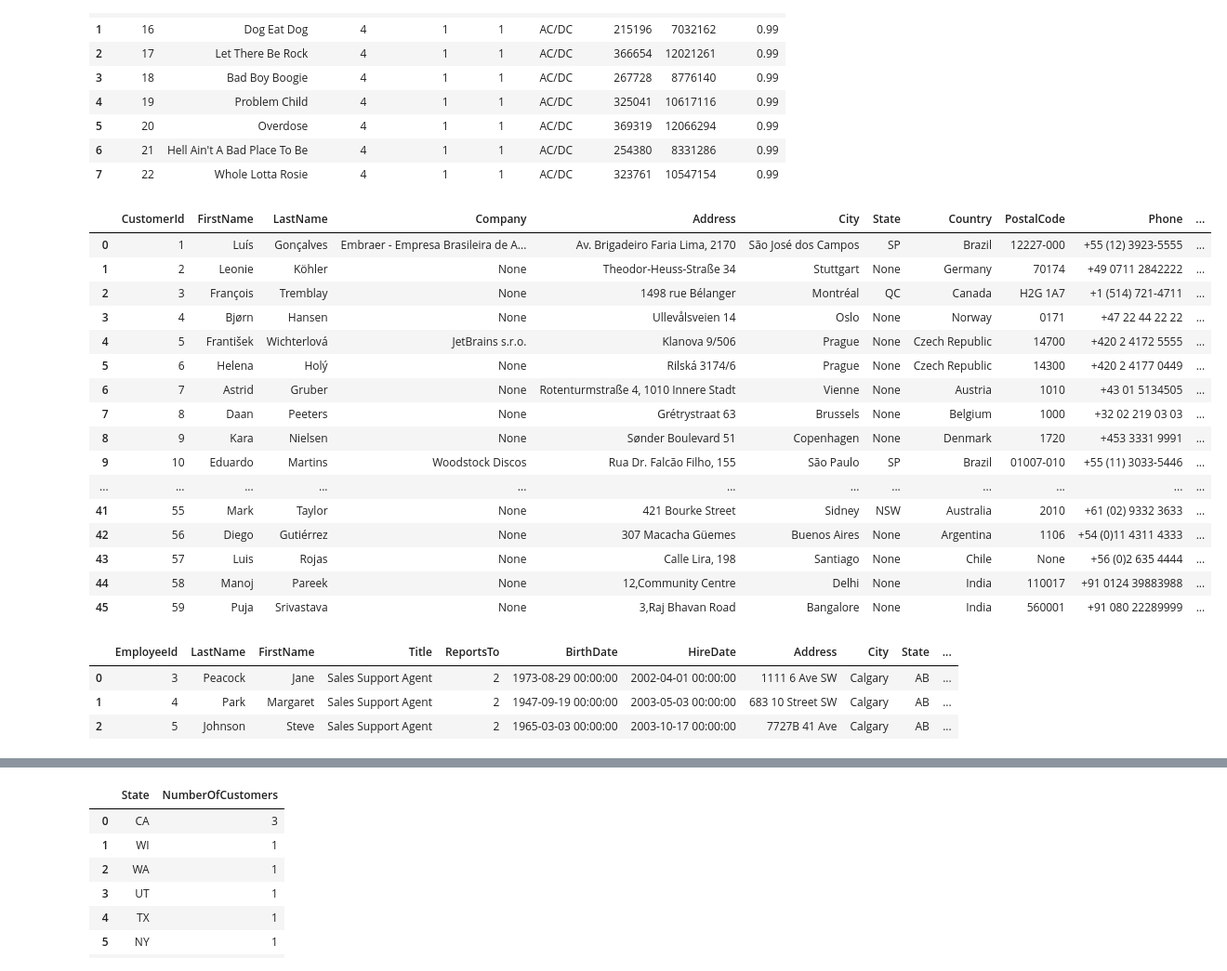
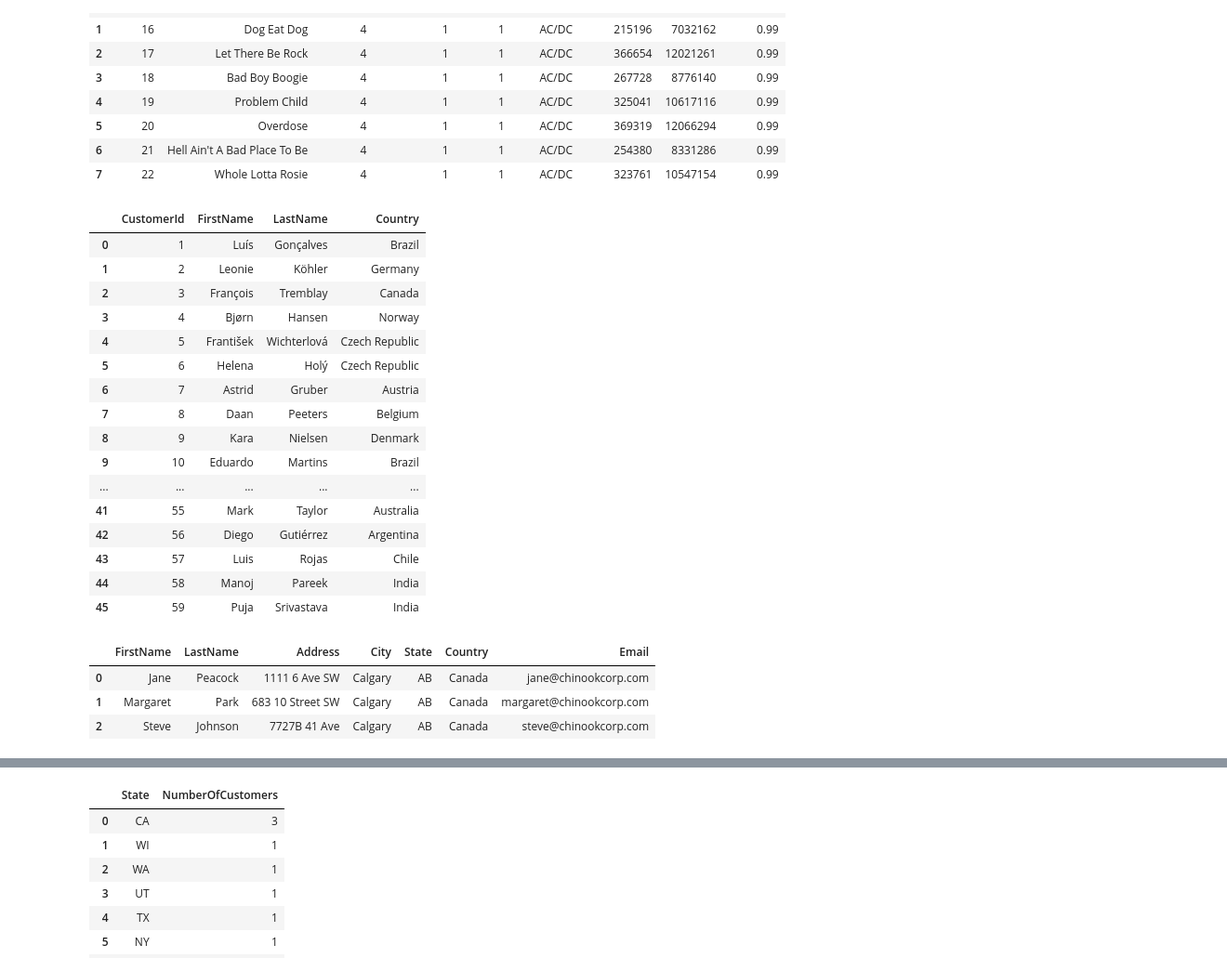
Before and after one commit to NaiSaratxaga/2503_dsft_thebridge_naiara, a Jupyter notebook: 2-Data_Analysis/8-BBDD/SQL/Practica/1-Chinook/ejercicio_chinook.ipynb, the cells around one changed output, grey strips where cells are left out. Shown at 93% size. Cells and saved outputs as stored; diff of their text form; code cells hidden in the pictures.

```diff
--- a/2-Data_Analysis/8-BBDD/SQL/Practica/1-Chinook/ejercicio_chinook.ipynb
+++ b/2-Data_Analysis/8-BBDD/SQL/Practica/1-Chinook/ejercicio_chinook.ipynb
@@ -79,46 +79,46 @@ df
 # %%
 # 4 Obtén los campos de los clientes que no sean de USA: Nombre completo, ID, País
 
 query = '''
-SELECT * FROM customers
-WHERE Country <> 'USA';
+SELECT C.CustomerId, C.FIRSTNAME, C.LASTNAME, C.Country FROM CUSTOMERS AS C
+WHERE C.Country  <> 'USA';
 '''
 
 df = sql_query(query)
 df
 # %% [output]
-|  | CustomerId | FirstName | LastName | Company | Address | City | State | Country | PostalCode | Phone | ... |
-| 0 | 1 | Luís | Gonçalves | Embraer - Empresa Brasileira de A... | Av. Brigadeiro Faria Lima, 2170 | São José dos Campos | SP | Brazil | 12227-000 | +55 (12) 3923-5555 | ... |
-| 1 | 2 | Leonie | Köhler | None | Theodor-Heuss-Straße 34 | Stuttgart | None | Germany | 70174 | +49 0711 2842222 | ... |
-| 2 | 3 | François | Tremblay | None | 1498 rue Bélanger | Montréal | QC | Canada | H2G 1A7 | +1 (514) 721-4711 | ... |
-| 3 | 4 | Bjørn | Hansen | None | Ullevålsveien 14 | Oslo | None | Norway | 0171 | +47 22 44 22 22 | ... |
-| 4 | 5 | František | Wichterlová | JetBrains s.r.o. | Klanova 9/506 | Prague | None | Czech Republic | 14700 | +420 2 4172 5555 | ... |
-| 5 | 6 | Helena | Holý | None | Rilská 3174/6 | Prague | None | Czech Republic | 14300 | +420 2 4177 0449 | ... |
-| 6 | 7 | Astrid | Gruber | None | Rotenturmstraße 4, 1010 Innere Stadt | Vienne | None | Austria | 1010 | +43 01 5134505 | ... |
-| 7 | 8 | Daan | Peeters | None | Grétrystraat 63 | Brussels | None | Belgium | 1000 | +32 02 219 03 03 | ... |
-| 8 | 9 | Kara | Nielsen | None | Sønder Boulevard 51 | Copenhagen | None | Denmark | 1720 | +453 3331 9991 | ... |
-| 9 | 10 | Eduardo | Martins | Woodstock Discos | Rua Dr. Falcão Filho, 155 | São Paulo | SP | Brazil | 01007-010 | +55 (11) 3033-5446 | ... |
-| ... | ... | ... | ... | ... | ... | ... | ... | ... | ... | ... | ... |
-| 41 | 55 | Mark | Taylor | None | 421 Bourke Street | Sidney | NSW | Australia | 2010 | +61 (02) 9332 3633 | ... |
-| 42 | 56 | Diego | Gutiérrez | None | 307 Macacha Güemes | Buenos Aires | None | Argentina | 1106 | +54 (0)11 4311 4333 | ... |
-| 43 | 57 | Luis | Rojas | None | Calle Lira, 198 | Santiago | None | Chile | None | +56 (0)2 635 4444 | ... |
-| 44 | 58 | Manoj | Pareek | None | 12,Community Centre | Delhi | None | India | 110017 | +91 0124 39883988 | ... |
-| 45 | 59 | Puja | Srivastava | None | 3,Raj Bhavan Road | Bangalore | None | India | 560001 | +91 080 22289999 | ... |
+|  | CustomerId | FirstName | LastName | Country |
+| 0 | 1 | Luís | Gonçalves | Brazil |
+| 1 | 2 | Leonie | Köhler | Germany |
+| 2 | 3 | François | Tremblay | Canada |
+| 3 | 4 | Bjørn | Hansen | Norway |
+| 4 | 5 | František | Wichterlová | Czech Republic |
+| 5 | 6 | Helena | Holý | Czech Republic |
+| 6 | 7 | Astrid | Gruber | Austria |
+| 7 | 8 | Daan | Peeters | Belgium |
+| 8 | 9 | Kara | Nielsen | Denmark |
+| 9 | 10 | Eduardo | Martins | Brazil |
+| ... | ... | ... | ... | ... |
+| 41 | 55 | Mark | Taylor | Australia |
+| 42 | 56 | Diego | Gutiérrez | Argentina |
+| 43 | 57 | Luis | Rojas | Chile |
+| 44 | 58 | Manoj | Pareek | India |
+| 45 | 59 | Puja | Srivastava | India |
 # %%
 # 5 Obtén los empleados que son agentes de ventas: Nombre completo, Dirección (Ciudad, Estado, País) y email
 
 query = '''
-SELECT * FROM employees
-WHERE Title = "Sales Support Agent";
+SELECT E.FirstName, E.LastName, E.ADDRESS, E.CITY, E.State, E.Country, E.EMAIL FROM EMPLOYEES AS E
+WHERE E.Title = "Sales Support Agent";
 '''
 
 df = sql_query(query)
 df
 # %% [output]
-|  | EmployeeId | LastName | FirstName | Title | ReportsTo | BirthDate | HireDate | Address | City | State | ... |
-| 0 | 3 | Peacock | Jane | Sales Support Agent | 2 | 1973-08-29 00:00:00 | 2002-04-01 00:00:00 | 1111 6 Ave SW | Calgary | AB | ... |
-| 1 | 4 | Park | Margaret | Sales Support Agent | 2 | 1947-09-19 00:00:00 | 2003-05-03 00:00:00 | 683 10 Street SW | Calgary | AB | ... |
-| 2 | 5 | Johnson | Steve | Sales Support Agent | 2 | 1965-03-03 00:00:00 | 2003-10-17 00:00:00 | 7727B 41 Ave | Calgary | AB | ... |
+|  | FirstName | LastName | Address | City | State | Country | Email |
+| 0 | Jane | Peacock | 1111 6 Ave SW | Calgary | AB | Canada | jane@chinookcorp.com |
+| 1 | Margaret | Park | 683 10 Street SW | Calgary | AB | Canada | margaret@chinookcorp.com |
+| 2 | Steve | Johnson | 7727B 41 Ave | Calgary | AB | Canada | steve@chinookcorp.com |
 # %%
 # 6 Obtén una lista con los países no repetidos a los que se han emitido facturas
 
```
Also changed, not shown: parts of 11 cells of this notebook.
